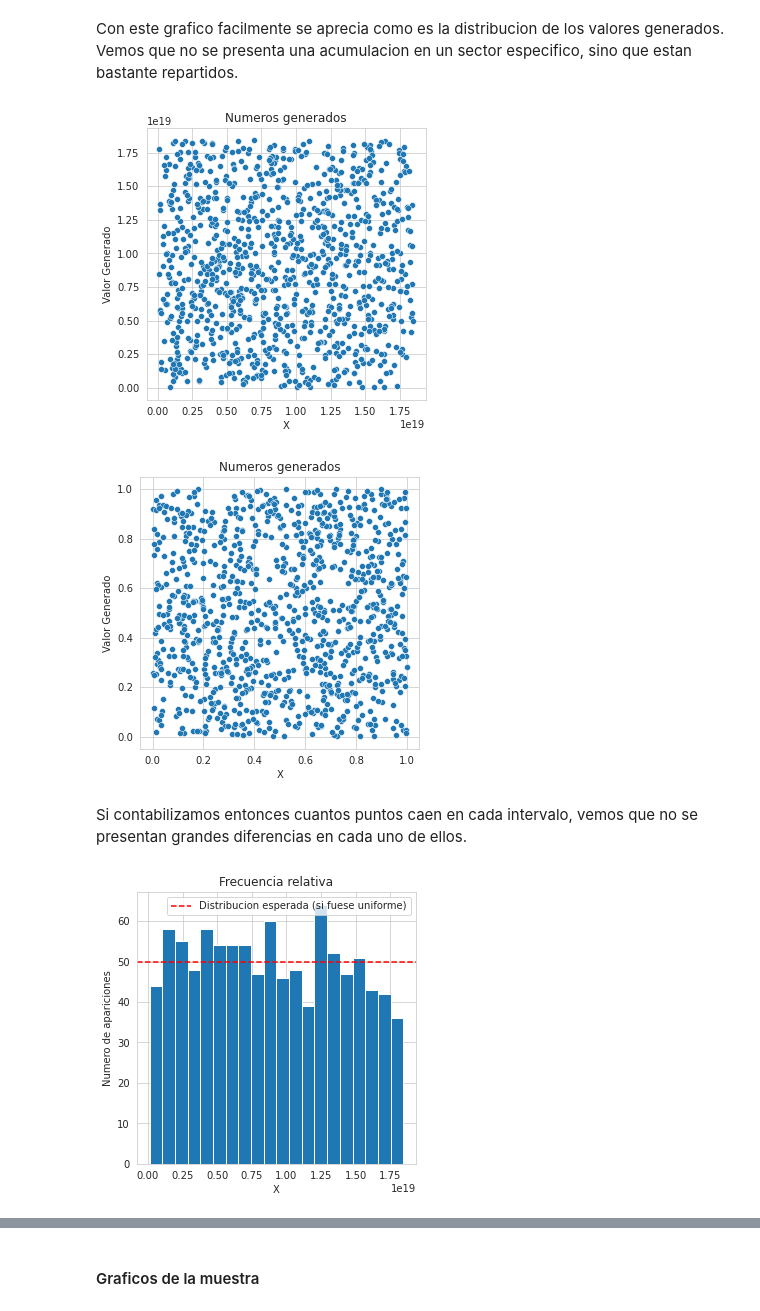
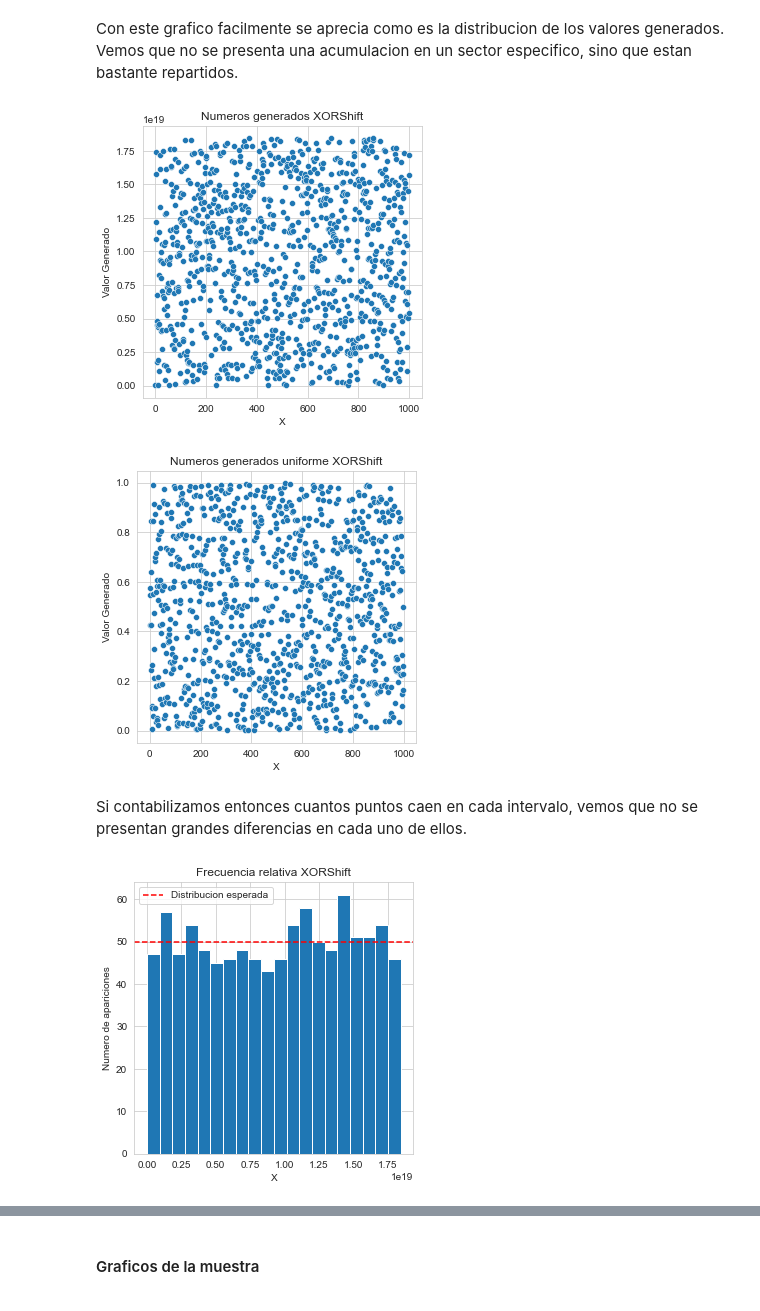
Before and after one commit to AlejandroDaneri/simulacion, a Jupyter notebook: Resolucion.ipynb, the cells around one changed output, grey strips where cells are left out. Saved outputs shown, nothing was run; the diff lists cells and outputs as text; code cells hidden in the pictures.

```diff
--- a/Resolucion.ipynb
+++ b/Resolucion.ipynb
@@ -93,6 +93,4 @@ generator = XORShiftGenerator(int(time.time()))
 # %%
-generatedX = generator.generate_sample(1000)
-generatedY = generator.generate_sample(1000)
-uniform_generatedX = generator.generate_uniform_sample(1000)
-uniform_generatedY = generator.generate_uniform_sample(1000)
+generated = generator.generate_sample(1000)
+uniform_generated = generator.generate_uniform_sample(1000)
 # %%
@@ -116,37 +114,37 @@ uniform_generatedX[0:5]
 # %% [markdown]
 Con este grafico facilmente se aprecia como es la distribucion de los valores generados. Vemos que no se presenta una acumulacion en un sector especifico, sino que estan bastante repartidos.
 # %%
-sns.scatterplot(x=generatedX, y=generatedY)
-plt.title("Numeros generados")
+sns.scatterplot(data=generated)
+plt.title("Numeros generados XORShift")
 plt.xlabel("X")
 plt.ylabel("Valor Generado")
 plt.show()
 # %% [output]
-[figure, old version]
+[figure, new version]
 # %%
-sns.scatterplot(x=uniform_generatedX, y=uniform_generatedY)
-plt.title("Numeros generados")
+sns.scatterplot(data=uniform_generated)
+plt.title("Numeros generados uniforme XORShift")
 plt.xlabel("X")
 plt.ylabel("Valor Generado")
 plt.show()
 # %% [output]
-[figure, old version]
+[figure, new version]
 # %% [markdown]
 Si contabilizamos entonces cuantos puntos caen en cada intervalo, vemos que no se presentan grandes diferencias en cada uno de ellos.
 # %%
-plt.hist(generatedX,bins=20)
+plt.hist(generated,bins=20)
 plt.axhline(
     y=1000 / 20,
     color="r",
     linestyle="--",
-    label="Distribucion esperada (si fuese uniforme)",
+    label="Distribucion esperada",
 )
-plt.title('Frecuencia relativa')
+plt.title('Frecuencia relativa XORShift')
 plt.xlabel("X")
 plt.ylabel("Numero de apariciones")
 
 plt.legend()
 plt.show()
 # %% [output]
-[figure, old version]
+[figure, new version]
 # %%
```
Also changed, not shown: parts of 56 cells of this notebook.
